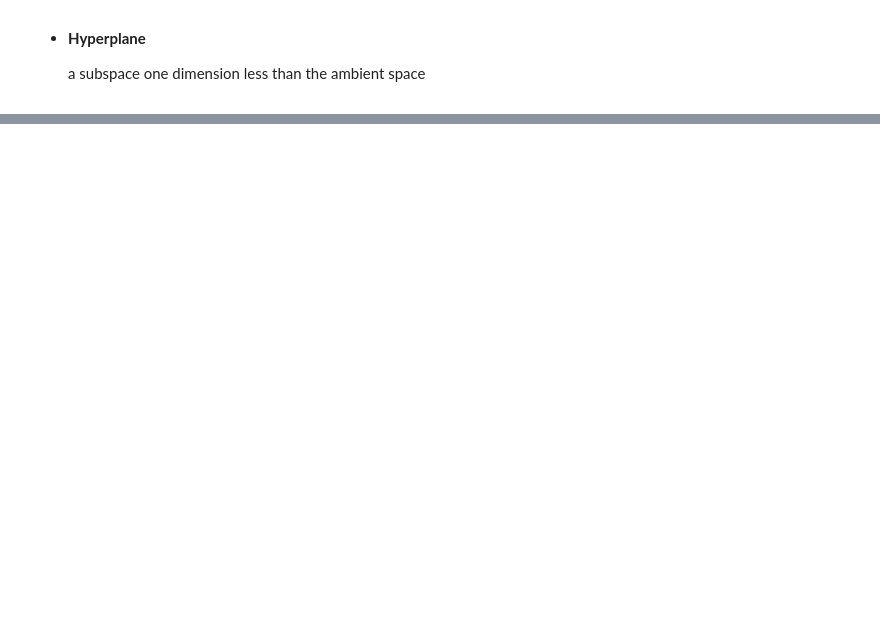
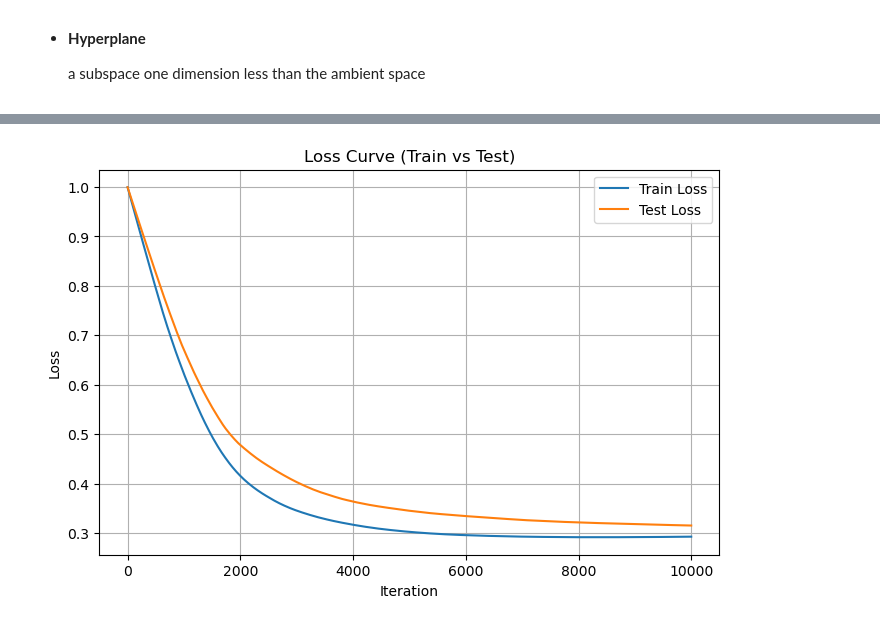
Before and after one commit to shreyash1706/From-Scratch, a Jupyter notebook: classification/SVM_from_scratch.ipynb, the cells around one changed output, grey strips where cells are left out. Drawn from its saved outputs; the diff is of its cells as text; code cells hidden in the pictures; blank space fills up the shorter version.

```diff
--- a/classification/SVM_class.ipynb
+++ b/classification/SVM_from_scratch.ipynb
@@ -27,0 +62,2 @@
+# %%
+m,n = X_train.shape
@@ -27,0 +97,27 @@
+# %%
+def gradient_descent_with_eval(X_train, y_train, X_test, y_test,
+                                w, b, C, alpha, n_iters, loss_fn, tol=1e-4):
+    train_loss_history = []
+    test_loss_history = []
+
+    for i in range(n_iters):
+        dj_dw, dj_db = compute_subgradient(X_train, y_train, w, b, C)
+
+        w -= alpha * dj_dw
+        b -= alpha * dj_db
+
+        # Calculate loss on train and test
+        train_loss = compute_total_loss(X_train, y_train, w, b, loss_fn)
+        test_loss = compute_total_loss(X_test, y_test, w, b, loss_fn)
+
+        train_loss_history.append(train_loss)
+        test_loss_history.append(test_loss)
+
+        if test_loss < tol:
+            print(f"Stopped early at iteration {i} — test loss: {test_loss:.6f}")
+            break
+
+        if i % max(1, n_iters // 10) == 0:
+            print(f"Iteration {i:4d}: Train Loss = {train_loss:.4f}, Test Loss = {test_loss:.4f}")
+
+    return w, b, train_loss_history, test_loss_history
@@ -27,0 +132,12 @@
+# %%
+
+def plot_loss(train_loss, test_loss):
+    plt.figure(figsize=(8,5))
+    plt.plot(train_loss, label="Train Loss")
+    plt.plot(test_loss, label="Test Loss")
+    plt.xlabel("Iteration")
+    plt.ylabel("Loss")
+    plt.title("Loss Curve (Train vs Test)")
+    plt.legend()
+    plt.grid(True)
+    plt.show()
@@ -27,0 +148,2 @@
+# %%
+w,b,train_loss_history,test_losshistory = gradient_descent_with_eval(X_train,y_train,X_test,y_test,w,b,0.05,0.001,10000,hinge_loss,1e-5)
@@ -27,0 +161,4 @@
+# %%
+plot_loss(train_loss_history,test_losshistory)
+# %% [output]
+[figure, added]
```
Also changed, not shown: parts of 15 cells of this notebook.
